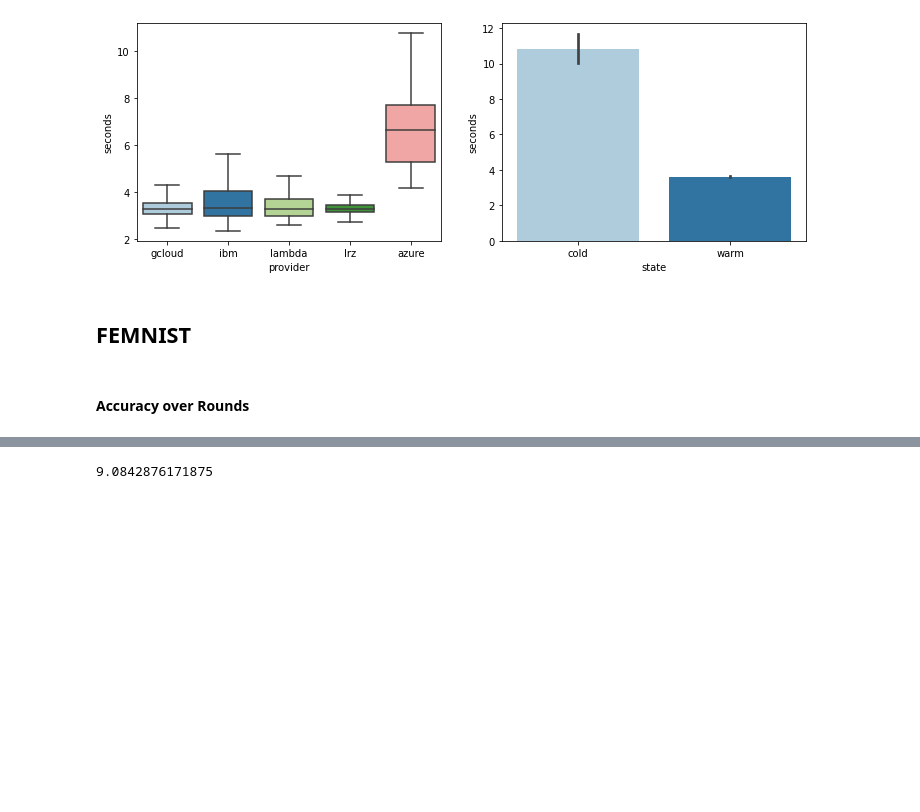
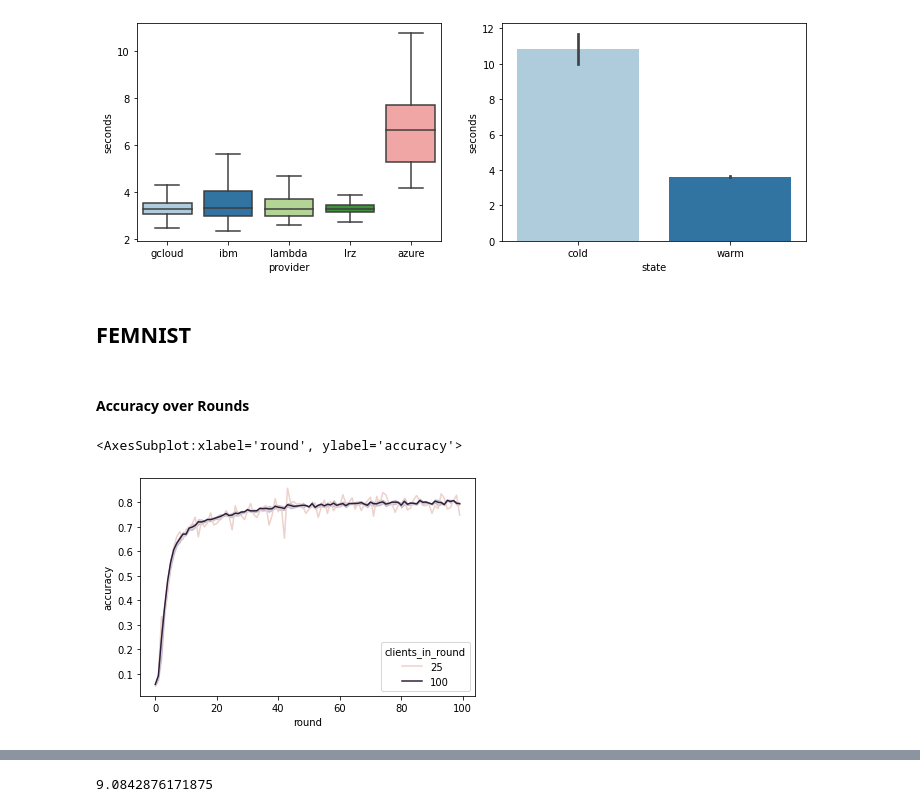
Before and after one commit to Serverless-Federated-Learning/FedLesScan, a Jupyter notebook: experiments/fedless-analysis.ipynb, the cells around one changed output, grey strips where cells are left out. Drawn from its saved outputs; the diff is of its cells as text; code cells hidden in the pictures; blank space fills up the shorter version.

```diff
--- a/experiments/fedless-analysis.ipynb
+++ b/experiments/fedless-analysis.ipynb
@@ -18,13 +49,16 @@ SNS_DEFAULT_PALETTE = sns.color_palette("Paired")#, as_cmap=True)
 fedless_dfs = []
 fedless_client_dfs = []
 for folder in Path("/Users/andreas/workspace/thesis-code/out/").glob("fedless-*-*-*-*-*-*"):
-    tokens = folder.name.split("-")
-    dataset = tokens[1]
-    clients_total = int(tokens[2])
-    clients_in_round = int(tokens[3])
-    local_epochs = int(tokens[4])
-    batch_size = int(tokens[5])
-    lr = int(tokens[6])
+    try:
+        tokens = folder.name.split("-")
+        dataset = tokens[1]
+        clients_total = int(tokens[2])
+        clients_in_round = int(tokens[3])
+        local_epochs = int(tokens[4])
+        batch_size = int(tokens[5])
+        lr = int(tokens[6])
+    except ValueError:
+        continue
     for timing_file in folder.glob("timing*.csv"):
         seed = timing_file.name.split("_")[1].split(".")[0]
         #config_file = timing_file.parent / f"config_{seed}.json"
@@ -207,6 +241,9 @@ sns.barplot(x=["gcloud", "lambda"], y=[gcloud_cost, lambda_cost])
 # %% [markdown]
 #### Accuracy over Rounds
 # %%
-df_ = fedless_df.loc[("femnist", 100)]
+df_ = fedless_df.loc[("femnist", slice(1, 200)),:]
 
-sns.lineplot(x="round", y="accuracy", data=df_, palette=SNS_DEFAULT_PALETTE)
+sns.lineplot(x="round", y="accuracy", data=df_, hue="clients_in_round")
+# %% [output]
+<AxesSubplot:xlabel='round', ylabel='accuracy'>
+[figure, added]
```
Also changed, not shown: parts of 12 cells of this notebook, 2 other files.
